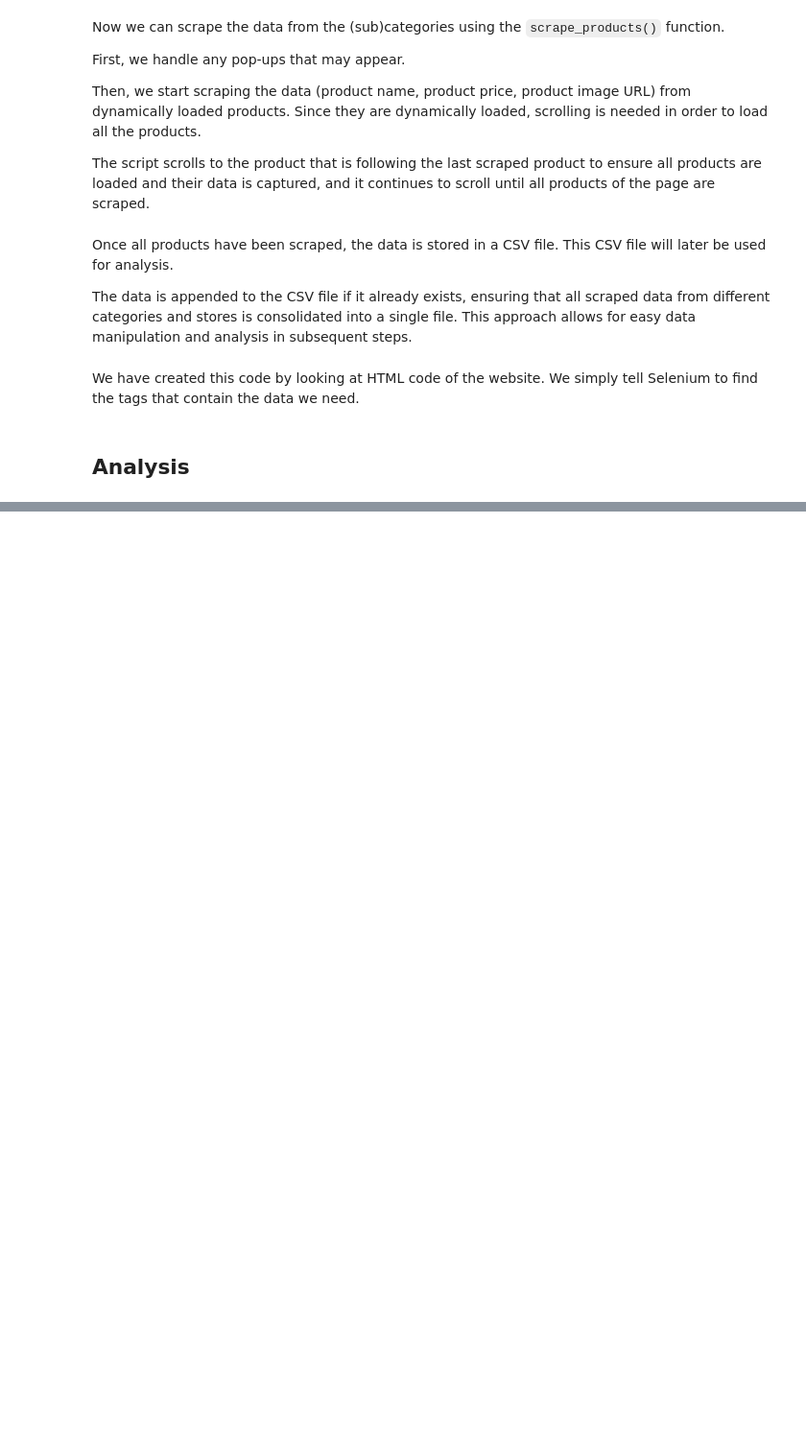
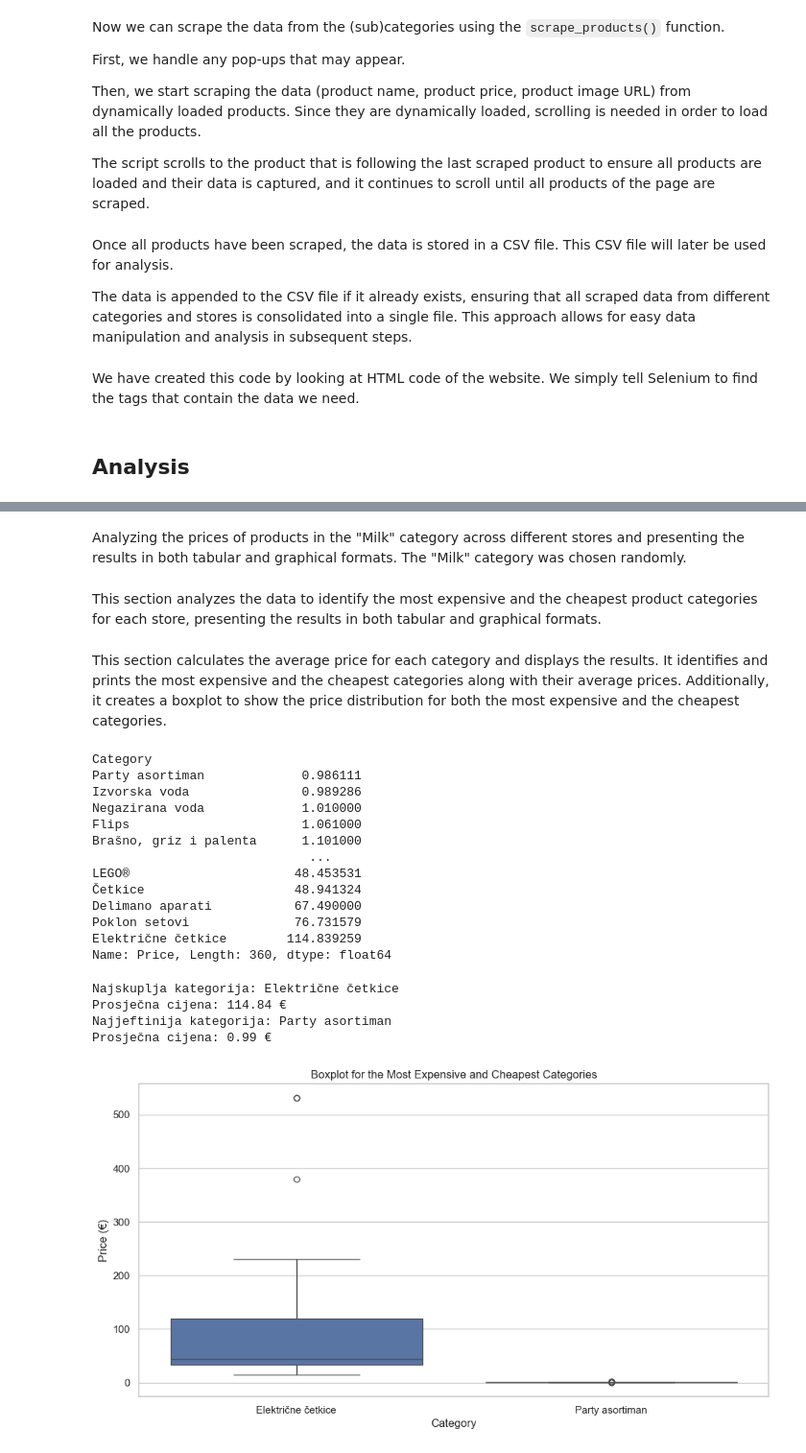
Before and after one commit to abotica/data-science-notebook, a Jupyter notebook: project.ipynb, the cells around one changed output, grey strips where cells are left out. Shown at 96% size. Cells and saved outputs as stored; diff of their text form; code cells hidden in the pictures; blank space fills up the shorter version.

```diff
--- a/project.ipynb
+++ b/project.ipynb
@@ -328,0 +495,2 @@ After successfully scraping the data we created a CSV file containing the data f
+# %% [markdown]
+Analyzing the prices of products in the "Milk" category across different stores and presenting the results in both tabular and graphical formats. The "Milk" category was chosen randomly.
@@ -328,0 +528,2 @@ After successfully scraping the data we created a CSV file containing the data f
+# %% [markdown]
+This section analyzes the data to identify the most expensive and the cheapest product categories for each store, presenting the results in both tabular and graphical formats.
@@ -328,0 +571,57 @@ After successfully scraping the data we created a CSV file containing the data f
+# %% [markdown]
+This section calculates the average price for each category and displays the results. It identifies and prints the most expensive and the cheapest categories along with their average prices. Additionally, it creates a boxplot to show the price distribution for both the most expensive and the cheapest categories.
+# %%
+# Calculate the average price for each category
+average_price_by_category = df.groupby('Category')['Price'].mean().sort_values()
+
+# Display the average prices
+display(average_price_by_category)
+# Find the most expensive category
+najskuplja_kategorija = average_price_by_category.idxmax()
+najskuplja_cijena = average_price_by_category.max()
+
+# Print the most expensive category
+print(f"Najskuplja kategorija: {najskuplja_kategorija}")
+print(f"Prosječna cijena: {najskuplja_cijena:.2f} €")
+# Find the cheapest category
+najjeftinija_kategorija = average_price_by_category.idxmin()
+najjeftinija_cijena = average_price_by_category.min()
+
+# Print the cheapest category
+print(f"Najjeftinija kategorija: {najjeftinija_kategorija}")
+print(f"Prosječna cijena: {najjeftinija_cijena:.2f} €")
+# Create a boxplot for the most expensive and cheapest categories
+plt.figure(figsize=(12, 6))
+
+# Filter the dataframe for the most expensive and cheapest categories
+expensive_category_df = df[df['Category'] == najskuplja_kategorija]
+cheapest_category_df = df[df['Category'] == najjeftinija_kategorija]
+
+# Combine the two dataframes
+combined_df = pd.concat([expensive_category_df, cheapest_category_df])
+
+# Create the boxplot
+sns.boxplot(x='Category', y='Price', data=combined_df)
+plt.title('Boxplot for the Most Expensive and Cheapest Categories')
+plt.xlabel('Category')
+plt.ylabel('Price (€)')
+plt.show()
+# %% [output]
+Category
+Party asortiman             0.986111
+Izvorska voda               0.989286
+Negazirana voda             1.010000
+Flips                       1.061000
+Brašno, griz i palenta      1.101000
+                             ...
+LEGO®                      48.453531
+Četkice                    48.941324
+Delimano aparati           67.490000
+Poklon setovi              76.731579
+Električne četkice        114.839259
+Name: Price, Length: 360, dtype: float64
+Najskuplja kategorija: Električne četkice
+Prosječna cijena: 114.84 €
+Najjeftinija kategorija: Party asortiman
+Prosječna cijena: 0.99 €
+[figure, added]
```
Also changed, not shown: parts of 43 cells of this notebook, 1 other file.
